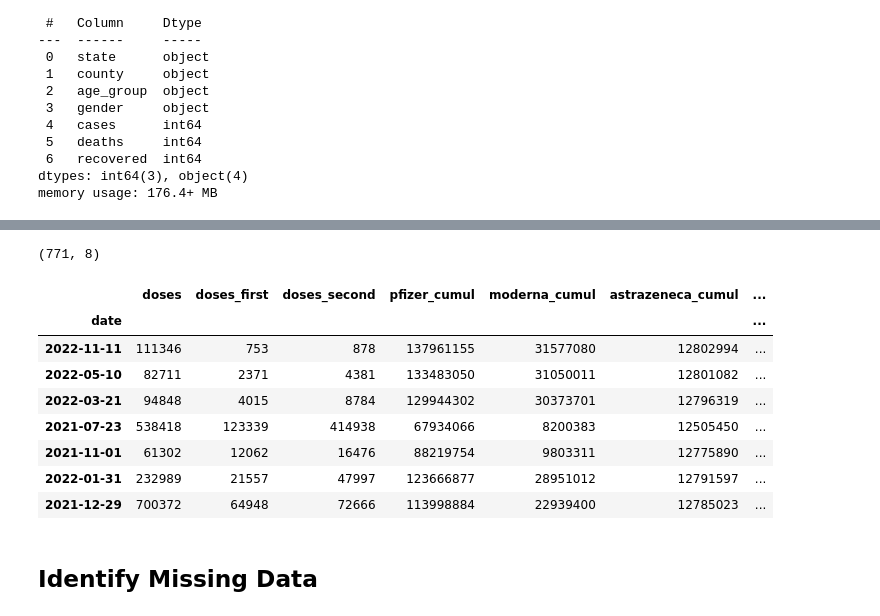
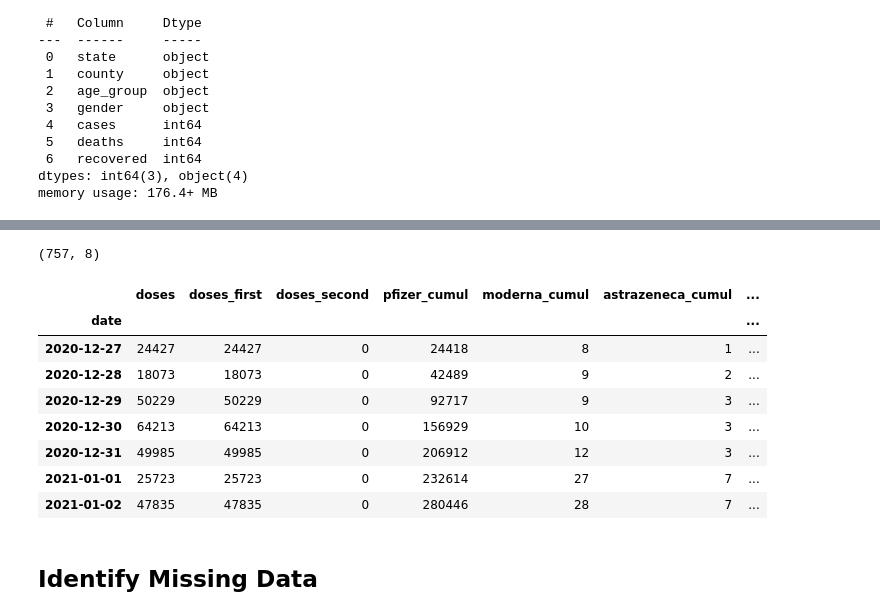
Before and after one commit to doctorf72/Naya-Practical-Data-Science-EDA-Project, a Jupyter notebook: COVID_Germany_Alin.ipynb, the cells around one changed output, grey strips where cells are left out. Cells and saved outputs as stored; diff of their text form; code cells hidden in the pictures.

```diff
--- a/COVID_Germany_Alin.ipynb
+++ b/COVID_Germany_Alin.ipynb
@@ -84,20 +81,20 @@ fig, ax = plt.subplots(nrows=1, ncols=1)
 ax = covid.boxplot()
 fig.tight_layout()
 # %%
-vaccines=pd.read_csv("C:\\Users\ALIN\Desktop\Python_Alin\EDA project\pandas_project\covid_de_vaccines.csv",index_col="date")
+vaccines=pd.read_csv("C:\\Users\DannyC19\Desktop\Python\EDA project\Germany\covid_de_vaccines.csv",parse_dates = ['date'],index_col="date")
 print(vaccines.shape)
-vaccines.sample(7)
+vaccines.head(7)
 # %% [output]
-(771, 8)
+(757, 8)
 |  | doses | doses_first | doses_second | pfizer_cumul | moderna_cumul | astrazeneca_cumul | ... |
 | date |  |  |  |  |  |  | ... |
-| 2022-11-11 | 111346 | 753 | 878 | 137961155 | 31577080 | 12802994 | ... |
-| 2022-05-10 | 82711 | 2371 | 4381 | 133483050 | 31050011 | 12801082 | ... |
-| 2022-03-21 | 94848 | 4015 | 8784 | 129944302 | 30373701 | 12796319 | ... |
-| 2021-07-23 | 538418 | 123339 | 414938 | 67934066 | 8200383 | 12505450 | ... |
-| 2021-11-01 | 61302 | 12062 | 16476 | 88219754 | 9803311 | 12775890 | ... |
-| 2022-01-31 | 232989 | 21557 | 47997 | 123666877 | 28951012 | 12791597 | ... |
-| 2021-12-29 | 700372 | 64948 | 72666 | 113998884 | 22939400 | 12785023 | ... |
+| 2020-12-27 | 24427 | 24427 | 0 | 24418 | 8 | 1 | ... |
+| 2020-12-28 | 18073 | 18073 | 0 | 42489 | 9 | 2 | ... |
+| 2020-12-29 | 50229 | 50229 | 0 | 92717 | 9 | 3 | ... |
+| 2020-12-30 | 64213 | 64213 | 0 | 156929 | 10 | 3 | ... |
+| 2020-12-31 | 49985 | 49985 | 0 | 206912 | 12 | 3 | ... |
+| 2021-01-01 | 25723 | 25723 | 0 | 232614 | 27 | 7 | ... |
+| 2021-01-02 | 47835 | 47835 | 0 | 280446 | 28 | 7 | ... |
 # %%
 vaccines.info()
 # %%
```
Also changed, not shown: parts of 23 cells of this notebook, 1 other file.
